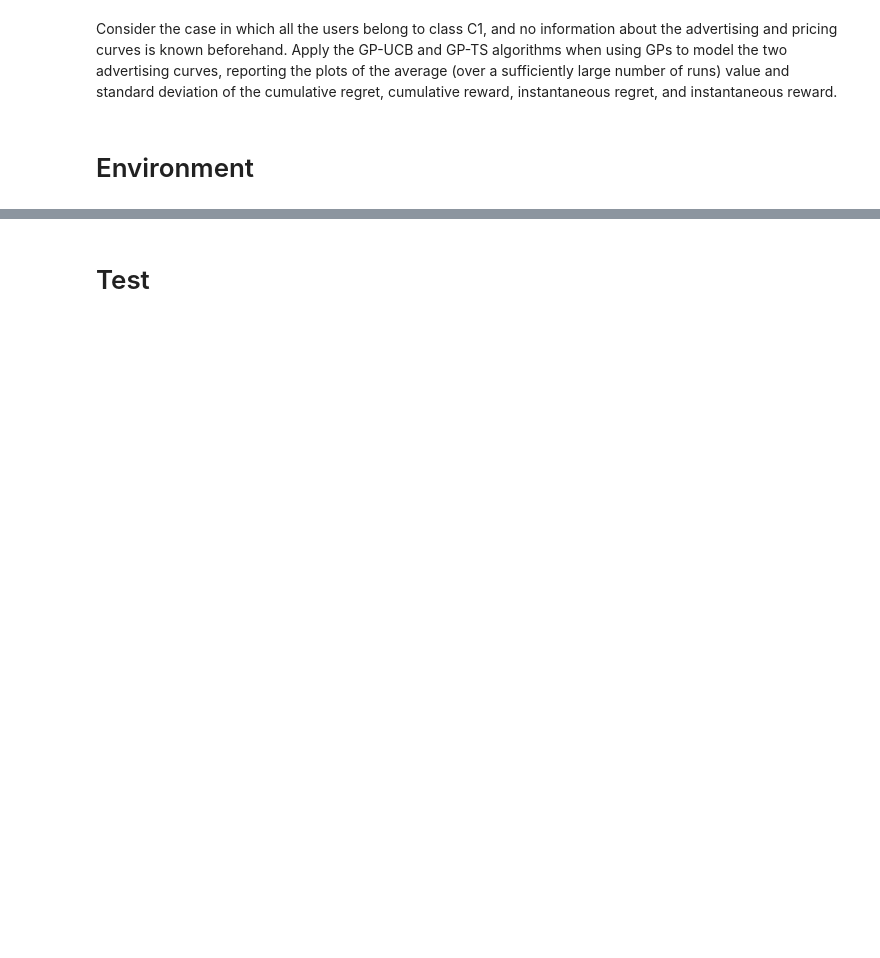
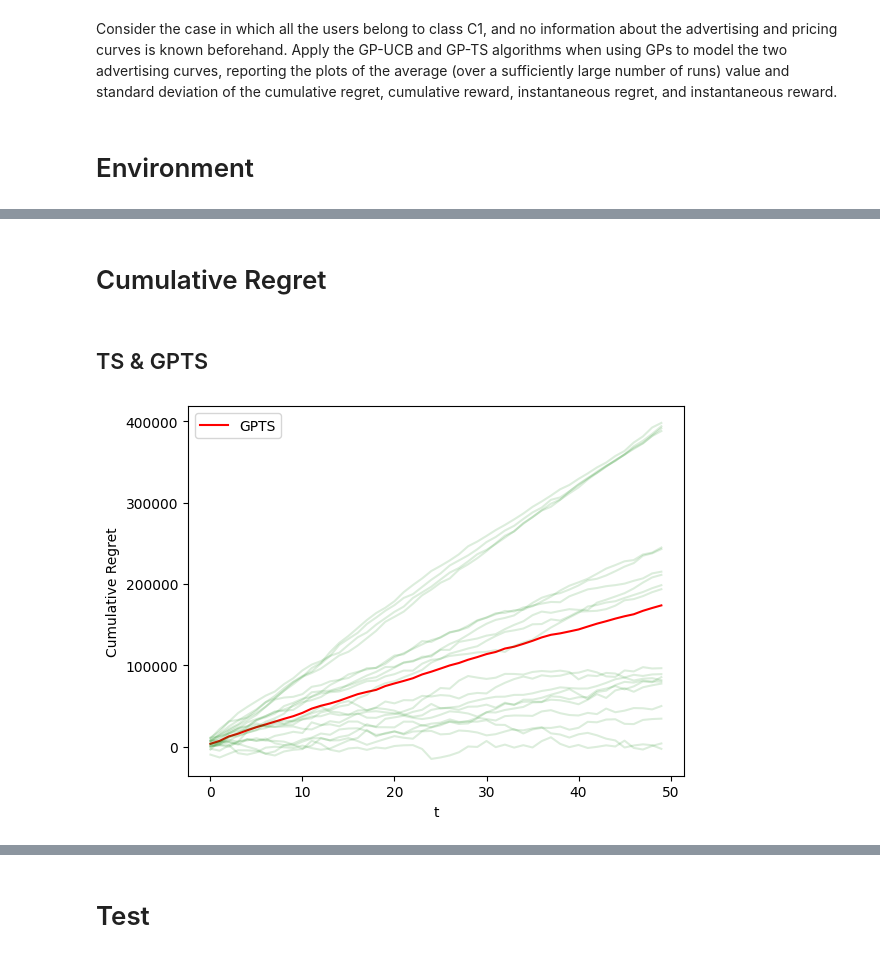
Before and after one commit to MatteoPancini/Online-Pricing-and-Advertising-Optimization-Project, a Jupyter notebook: Project-Pricing-Advertising-2022-2023/3_Joint_Pricing_Adv.ipynb, the cells around one changed output, grey strips where cells are left out. Drawn from its saved outputs; the diff is of its cells as text; code cells hidden in the pictures; blank space fills up the shorter version.

```diff
--- a/Project-Pricing-Advertising-2022-2023/3_Joint_Pricing_Adv.ipynb
+++ b/Project-Pricing-Advertising-2022-2023/3_Joint_Pricing_Adv.ipynb
@@ -26,16 +26,16 @@ class Princing_Environment_3(): #m
         self.time = 0
         self.n_arms = n_arms
 
-    def round(self, user_class, price, n):
-        successes = np.random.binomial(n, user_class.get_conversion_probabilities(price)) # Number of samples n
+    def round(self, user_class, price_idx, n):
+        successes = np.random.binomial(n, user_class.get_conversion_probabilities()[price_idx]) # Number of samples n
         return successes
 # %%
 class Bidding_Environment_3:
-    def __init__(self, bids, access_sigma, cost_sigma, user_class, n_arms):
+    def __init__(self, bids, clicks_sigma, cost_sigma, user_class, n_arms):
         self.bids = bids
-        self.acc_means = self.initialize_accesses(user_classes=user_class, bids=bids)
-        self.cost_means = self.initialize_cost(user_classes=user_class, bids=bids)
-        self.acc_sigmas = np.ones(len(bids)) * access_sigma
+        self.clicks_means = self.initialize_clicks(user_class=user_class, bids=bids)
+        self.cost_means = self.initialize_cost(user_class=user_class, bids=bids)
+        self.clicks_sigmas = np.ones(len(bids)) * clicks_sigma
         self.cost_sigmas = np.ones(len(bids)) * cost_sigma
         self.n_arms = n_arms
 
@@ -46,7 +46,7 @@ class Bidding_Environment_3:
                 means[i] = fun(user_class, bids[i], price)
         return means
 
-    def initialize_accesses(self, user_class, bids):
+    def initialize_clicks(self, user_class, bids):
         means = np.zeros(len(bids))
         for j, b in enumerate(bids):
             means[j] = user_class.get_click_bids(b)
@@ -59,14 +59,14 @@ class Bidding_Environment_3:
         return means
 
     def round(self, pulled_arm):
-        sample_accesses = np.random.normal(self.acc_means[pulled_arm], self.acc_sigmas[pulled_arm])
+        sample_clicks = np.random.normal(self.clicks_means[pulled_arm], self.clicks_sigmas[pulled_arm])
         sample_cost = np.random.normal(self.cost_means[pulled_arm], self.cost_sigmas[pulled_arm])
         #Handle the exceptions
         if sample_cost > self.bids[pulled_arm]:
             sample_cost = self.bids[pulled_arm]
         if sample_cost < 0:
             sample_cost = 0
-        if int(sample_accesses) < 0:
-            sample_accesses = self.acc_means[pulled_arm]
+        if int(sample_clicks) < 0:
+            sample_clicks = self.clicks_means[pulled_arm]
 
-        return int(sample_accesses), sample_cost
+        return int(sample_clicks), sample_cost
@@ -76,16 +214,21 @@ n_arms = 100
 
 prices = [50, 100, 150, 200, 250]
 bids = np.linspace(0.01, 3.0, n_arms)
-access_sigma = 50
+clicks_sigma = 50
 cost_sigma = 10
 
 user = UserClass(name='C1')
 
 T = 20
-n_experiments = 5
+n_experiments = 20
 
 gpts_rewards_per_experiment = []
 gpucb_rewards_per_experiment = []
 
+opt_vec = []
+for price_index in range(len(prices)):
+    opt_vec.append(find_optimal_bid_for_class(user.user_index, price_index))
 
-#optimum_bid = find_optimal_bid_for_class(user.user_index, calculate_price_index(prices[3]))
+print(opt_vec) # reward of optimum bid
+optimum_bid_reward = np.max(np.array(opt_vec))
+print(optimum_bid_reward) #optimum bid
@@ -92,4 +238,4 @@ gpucb_rewards_per_experiment = []
 # %%
 # Create Environment
 pr_env = Princing_Environment_3(n_arms, user)
-bid_env = Bidding_Environment_3(bids, access_sigma, cost_sigma, user, n_arms)
+bid_env = Bidding_Environment_3(bids, clicks_sigma, cost_sigma, user, n_arms)
@@ -234,0 +318,15 @@ IndexError: list index out of range
+# %% [markdown]
+# Cumulative Regret
+# %% [markdown]
+## TS & GPTS
+# %%
+plt.figure(0)
+plt.ylabel("Cumulative Regret")
+plt.xlabel("t")
+plt.plot(np.cumsum(np.mean(optimum_bid_reward - gpts_rewards_per_experiment, axis=0)), 'r', label='GPTS')
+for index, line in enumerate(gpts_rewards_per_experiment):
+        plt.plot(np.nancumsum(optimum_bid_reward- line, axis=0), "g", alpha=1 / np.power(len(gpts_rewards_per_experiment), 2/3))
+plt.legend()
+plt.show()
+# %% [output]
+[figure, added]
```
Also changed, not shown: parts of 23 cells of this notebook, 4 other files.
